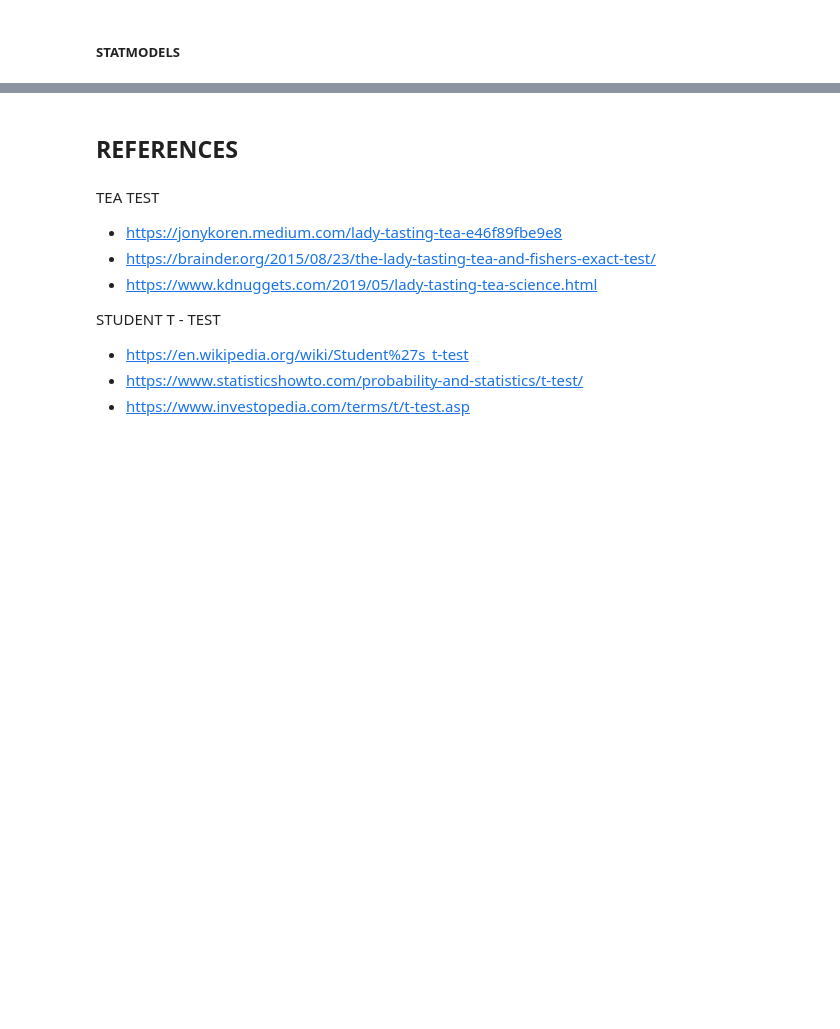
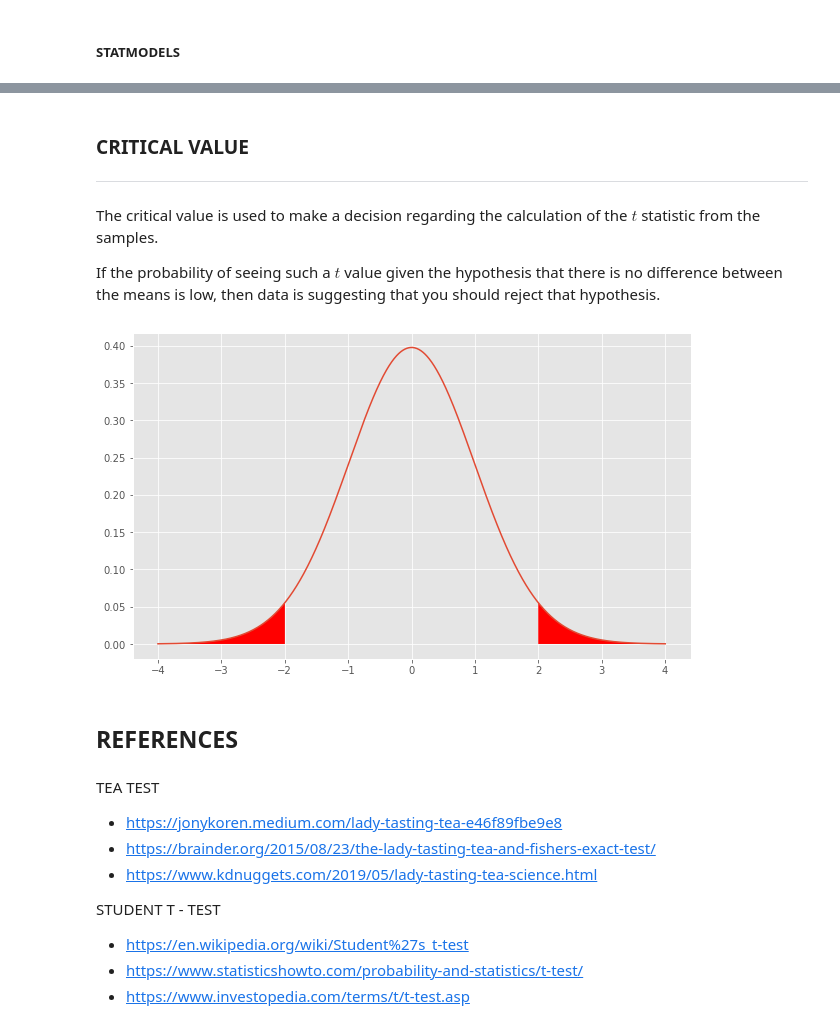
Before and after one commit to AnteDujic/MLS---Assesment, a Jupyter notebook: Practicals/01-statistics-exercises.ipynb, the cells around one changed output, grey strips where cells are left out. Drawn from its saved outputs; the diff is of its cells as text; code cells hidden in the pictures; blank space fills up the shorter version.

```diff
--- a/Practicals/01-statistics-exercises.ipynb
+++ b/Practicals/01-statistics-exercises.ipynb
@@ -393,3 +417,31 @@ P_statsmodels: 0.00
+# %% [markdown]
+### CRITICAL VALUE
+
+<hr style="border-top: 1px solid rgb(0, 91, 94);" />
+# %% [markdown]
+The critical value is used to make a decision regarding the calculation of the $t$ statistic from the samples.
+
+If the probability of seeing such a $t$ value given the hypothesis that there is no difference between the means is low, then data is suggesting that you should reject that hypothesis.
+# %%
+# This code just builds the plot below.
+
+x_t = np.linspace(-4.0, 4.0, 1000)
+t = ss.t.pdf(x_t, d_sm)
+tf = pd.DataFrame({'x': x_t, 't': t})
+
+tcrit = abs(ss.t.ppf(0.025, d_sm))
+one = tf[tf['x'] >= tcrit]
+two = tf[tf['x'] <= -tcrit]
+
+fig, ax = plt.subplots(figsize=(10,6))
+
+ax.plot(x_t, t)
+ax.fill_between(one['x'], one['t'], 0, facecolor="red")
+ax.fill_between(two['x'], two['t'], 0, facecolor="red")
+
+plt.show()
+# %% [output]
+[figure, added]
 # %% [markdown]
 ## REFERENCES
 # %% [markdown]
```
Also changed, not shown: parts of 10 cells of this notebook, 1 other file.
